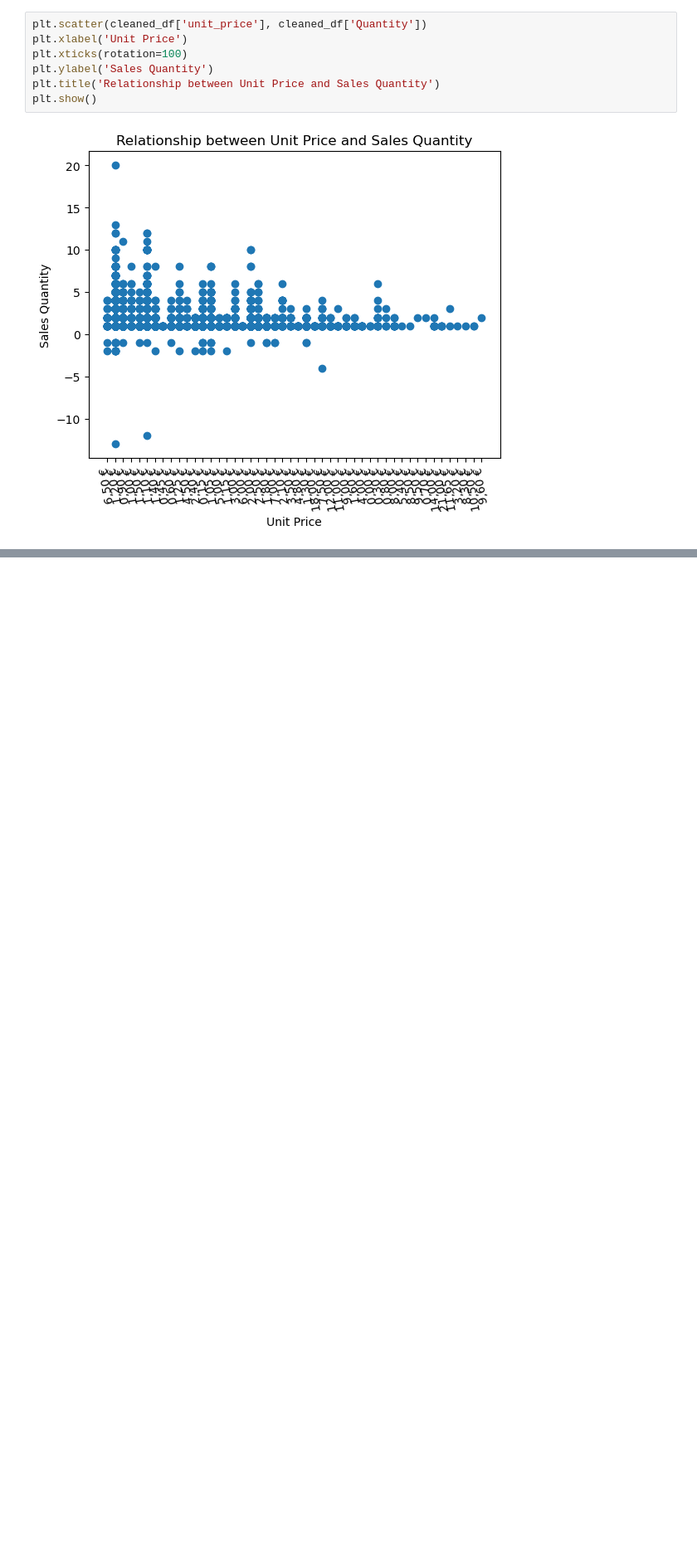
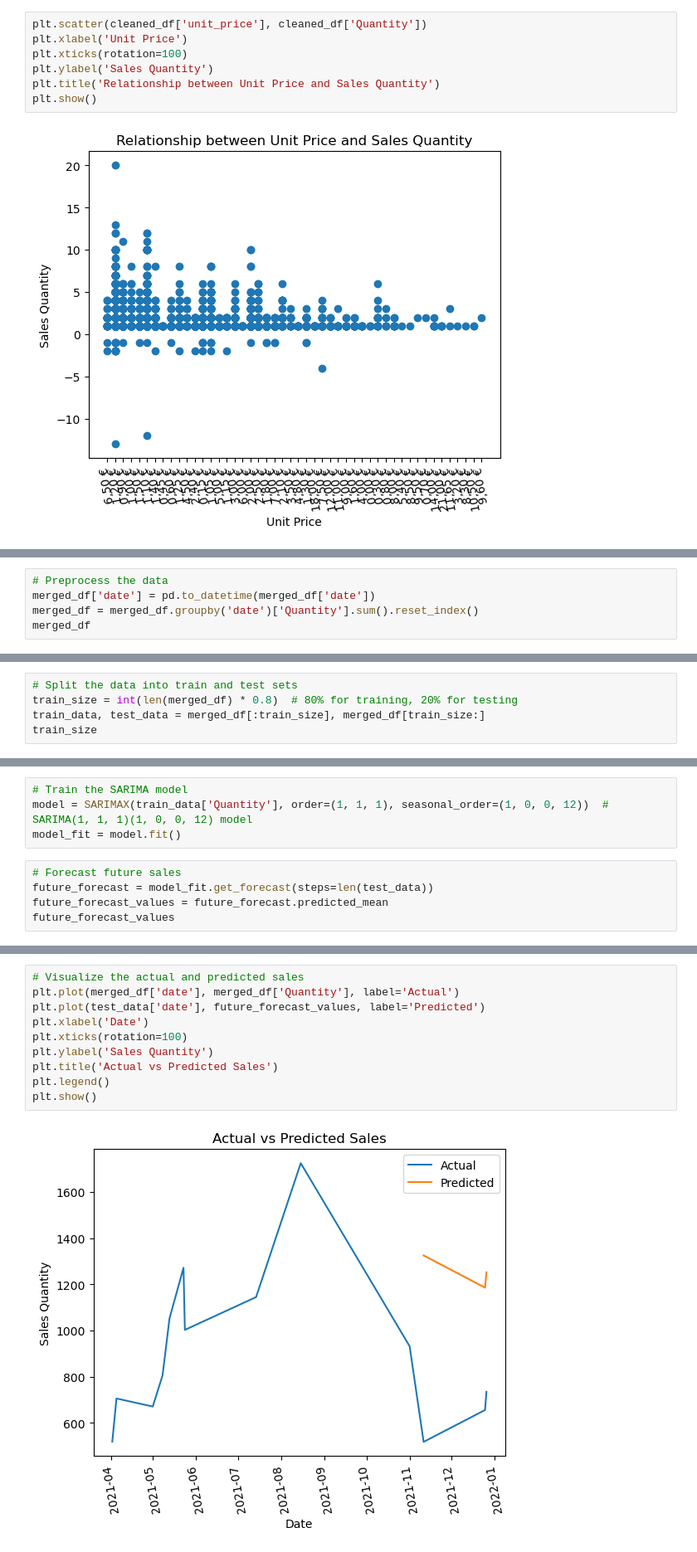
Before and after one commit to Kkingcode/Machine-learning-comparison-on-bakery-sales-dataset-on-special-days-holidays-, a Jupyter notebook: bakery.ipynb, the cells around one changed output, grey strips where cells are left out. Shown at 83% size. Cells and saved outputs as stored; diff of their text form; blank space fills up the shorter version.

Commit message:
Statistical model and Machin learning added

```diff
--- a/bakery.ipynb
+++ b/bakery.ipynb
@@ -221,0 +220,5 @@ plt.show()
+# %%
+# Preprocess the data
+merged_df['date'] = pd.to_datetime(merged_df['date'])
+merged_df = merged_df.groupby('date')['Quantity'].sum().reset_index()
+merged_df
@@ -221,0 +240,5 @@ plt.show()
+# %%
+# Split the data into train and test sets
+train_size = int(len(merged_df) * 0.8)  # 80% for training, 20% for testing
+train_data, test_data = merged_df[:train_size], merged_df[train_size:]
+train_size
@@ -221,0 +268,9 @@ plt.show()
+# %%
+# Train the SARIMA model
+model = SARIMAX(train_data['Quantity'], order=(1, 1, 1), seasonal_order=(1, 0, 0, 12))  # SARIMA(1, 1, 1)(1, 0, 0, 12) model
+model_fit = model.fit()
+# %%
+# Forecast future sales
+future_forecast = model_fit.get_forecast(steps=len(test_data))
+future_forecast_values = future_forecast.predicted_mean
+future_forecast_values
@@ -221,0 +282,12 @@ plt.show()
+# %%
+# Visualize the actual and predicted sales
+plt.plot(merged_df['date'], merged_df['Quantity'], label='Actual')
+plt.plot(test_data['date'], future_forecast_values, label='Predicted')
+plt.xlabel('Date')
+plt.xticks(rotation=100)
+plt.ylabel('Sales Quantity')
+plt.title('Actual vs Predicted Sales')
+plt.legend()
+plt.show()
+# %% [output]
+[figure, added]
```
Also changed, not shown: parts of 29 cells of this notebook.
